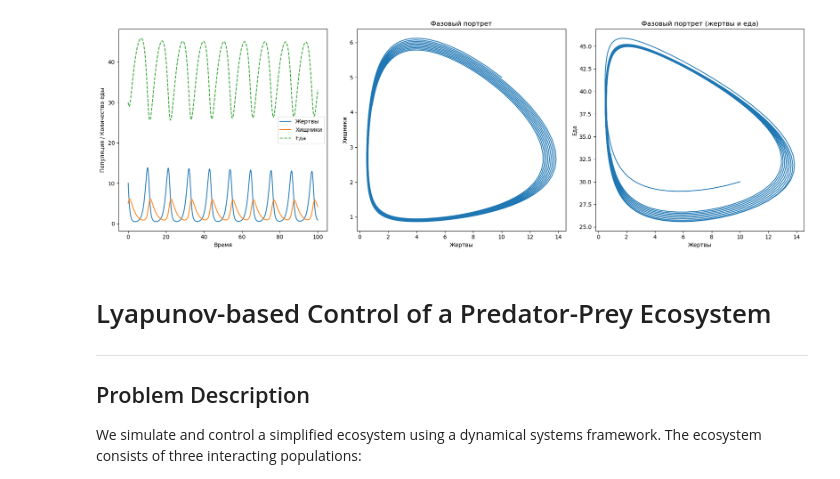
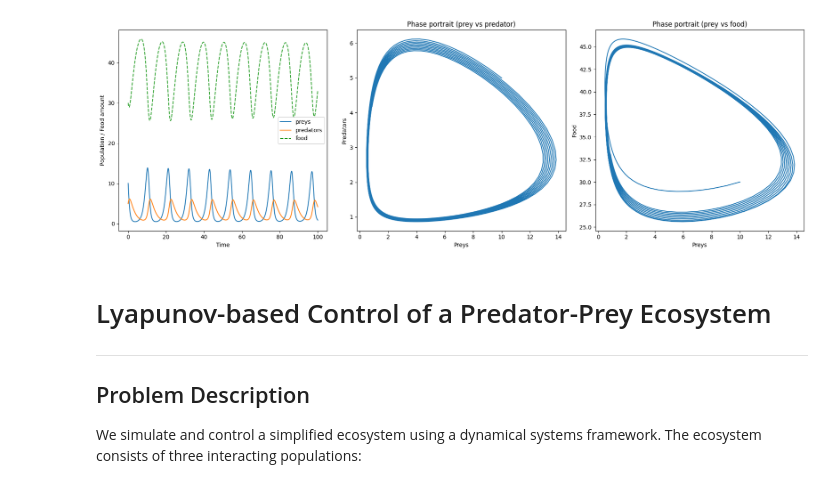
Before and after one commit to Tporf/Lyapunov_Control_Ecosystem, a Jupyter notebook: PS1.ipynb, the cells around one changed output. Saved outputs shown, nothing was run; the diff lists cells and outputs as text; code cells hidden in the pictures.

```diff
--- a/PS1.ipynb
+++ b/PS1.ipynb
@@ -466,60 +468,59 @@ import numpy as np
 from scipy.integrate import odeint
 import matplotlib.pyplot as plt
 
-# Параметры модели
-alpha = 1.1   # Скорость размножения жертв
-beta = 0.4    # Скорость поедания жертв хищниками
-gamma = 0.4   # Смертность хищников
-delta = 0.1   # Увеличение хищников при поедании жертв
-r = 0.5       # Скорость роста еды
-K = 50        # Вместимость среды для еды
 
-# Модель с ограниченной едой
+alpha = 1.1
+beta = 0.4
+gamma = 0.4
+delta = 0.1
+r = 0.5
+K = 50        # Max food
+
+
 def lotka_volterra_with_food(y, t):
     x, y_pred, food = y
     dxdt = alpha * x * (food / (food + 1)) - beta * x * y_pred
     dydt = delta * x * y_pred - gamma * y_pred
     dfooddt = r * food * (1 - food / K) - alpha * x * (food / (food + 1))
     return [dxdt, dydt, dfooddt]
 
-# Начальные условия: жертвы, хищники, еда
+
 y0 = [10, 5, 30]
 t = np.linspace(0, 100, 1000)
 
-# Решение системы
 solution = odeint(lotka_volterra_with_food, y0, t)
 x, y_pred, food = solution.T
 
-# Визуализация
+
 plt.figure(figsize=(18, 6))
 
-# График популяций
+
 plt.subplot(1, 3, 1)
-plt.plot(t, x, label='Жертвы')
-plt.plot(t, y_pred, label='Хищники')
-plt.plot(t, food, label='Еда', linestyle='--')
-plt.xlabel('Время')
-plt.ylabel('Популяция / Количество еды')
+plt.plot(t, x, label='preys')
+plt.plot(t, y_pred, label='predators')
+plt.plot(t, food, label='food', linestyle='--')
+plt.xlabel('Time')
+plt.ylabel('Population / Food amount')
 plt.legend()
 
 # Фазовый портрет (жертвы и хищники)
 plt.subplot(1, 3, 2)
 plt.plot(x, y_pred)
-plt.xlabel('Жертвы')
-plt.ylabel('Хищники')
-plt.title('Фазовый портрет')
+plt.xlabel('Preys')
+plt.ylabel('Predators')
+plt.title('Phase portrait (prey vs predator)')
 
 # Фазовый портрет (жертвы и еда)
 plt.subplot(1, 3, 3)
 plt.plot(x, food)
-plt.xlabel('Жертвы')
-plt.ylabel('Еда')
-plt.title('Фазовый портрет (жертвы и еда)')
+plt.xlabel('Preys')
+plt.ylabel('Food')
+plt.title('Phase portrait (prey vs food)')
 
 plt.tight_layout()
 plt.show()
 # %% [output]
-[figure, old version]
+[figure, new version]
 # %% [markdown]
 # Lyapunov-based Control of a Predator-Prey Ecosystem
 
```
Also changed, not shown: parts of 4 cells of this notebook, 3 other files.
